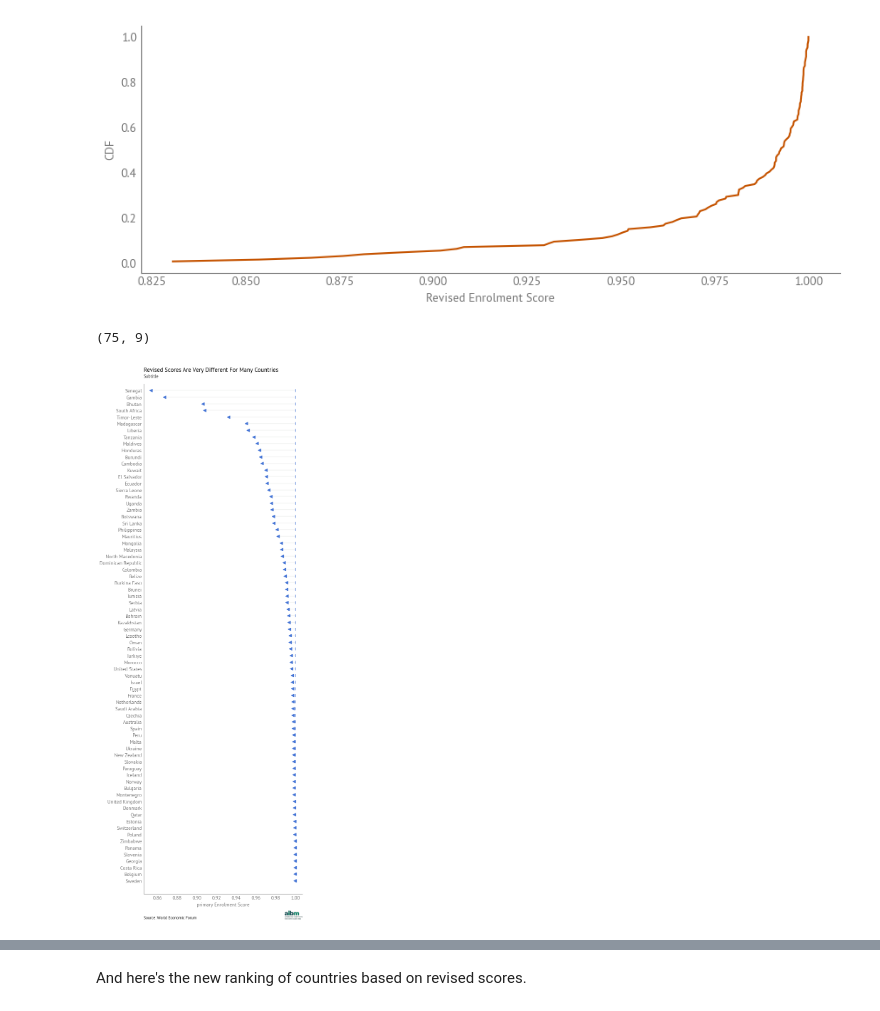
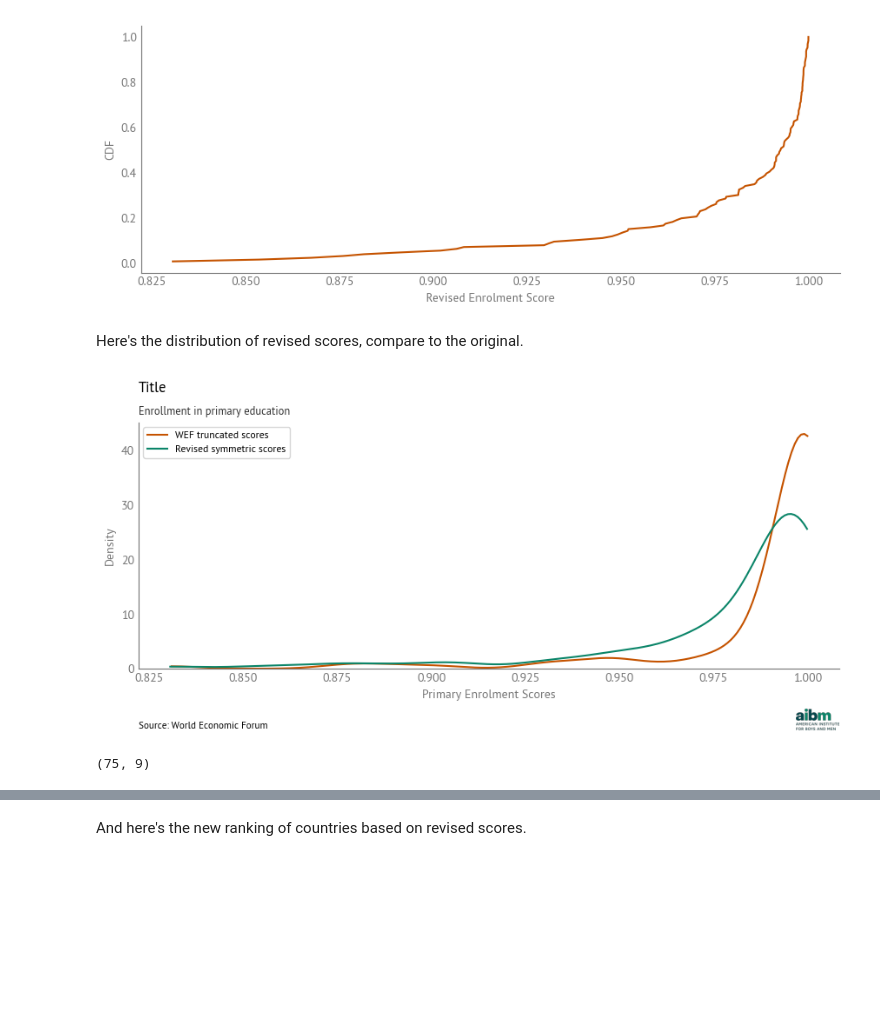
Before and after one commit to AllenDowney/EqualityWEF, a Jupyter notebook: primary_education.ipynb, the cells around one changed output, grey strips where cells are left out. Drawn from its saved outputs; the diff is of its cells as text; code cells hidden in the pictures; blank space fills up the shorter version.

```diff
--- a/primary_education.ipynb
+++ b/primary_education.ipynb
@@ -236,32 +146,18 @@ cdf_score.plot()
 decorate(xlabel='Revised Enrolment Score', ylabel='CDF')
 # %% [output]
 [figure]
+# %% [markdown]
+Here's the distribution of revised scores, compare to the original.
+# %%
+from utils import plot_score_distributions, add_title
+
+plot_score_distributions(df, xlabel='Primary Enrolment Scores')
+add_title("Title",
+          "Enrollment in primary education")
+# %% [output]
+[figure, added]
 # %%
 revised = df[~dinged].dropna(subset=['ratio']).sort_values('revised_score')
 revised.shape
 # %% [output]
 (75, 9)
-# %%
-# make a figure that shows a horizontal line for each country that
-# connects the revised score and the primary enrolment score
-# with a circle for the original and a triangle for the revised
-
-from utils import add_title, add_subtext, add_logo
-
-fig, ax = plt.subplots(figsize=(6, 15))
-plt.hlines(revised['country'],
-           revised['score'], revised['revised_score'],
-           color=AIBM_COLORS['light_gray'])
-plt.plot(revised['score'], revised['country'], '|',
-         color=AIBM_COLORS['blue'])
-plt.plot(revised['revised_score'], revised['country'], '<',
-         color=AIBM_COLORS['blue'])
-ax.invert_yaxis()
-
-decorate(xlabel='primary Enrolment Score', ylim=[len(revised)+1, -1])
-add_title("Revised Scores Are Very Different For Many Countries",
-          "Subtitle", y=1.01)
-add_subtext("Source: World Economic Forum", y=-0.05)
-logo = add_logo(location=(1.0, -0.05))
-# %% [output]
-[figure, removed]
```
Also changed, not shown: parts of 34 cells of this notebook, 3 other files.
